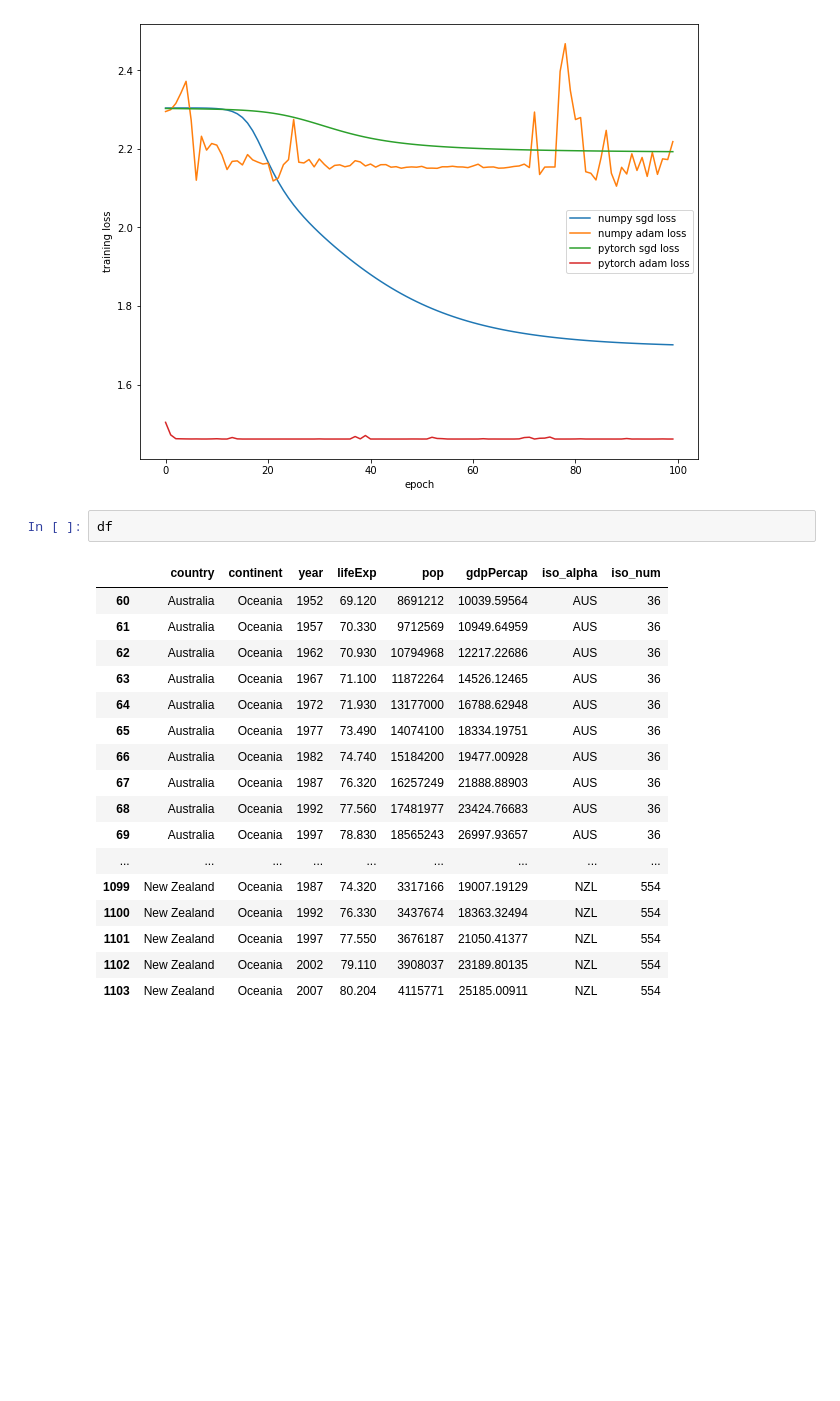
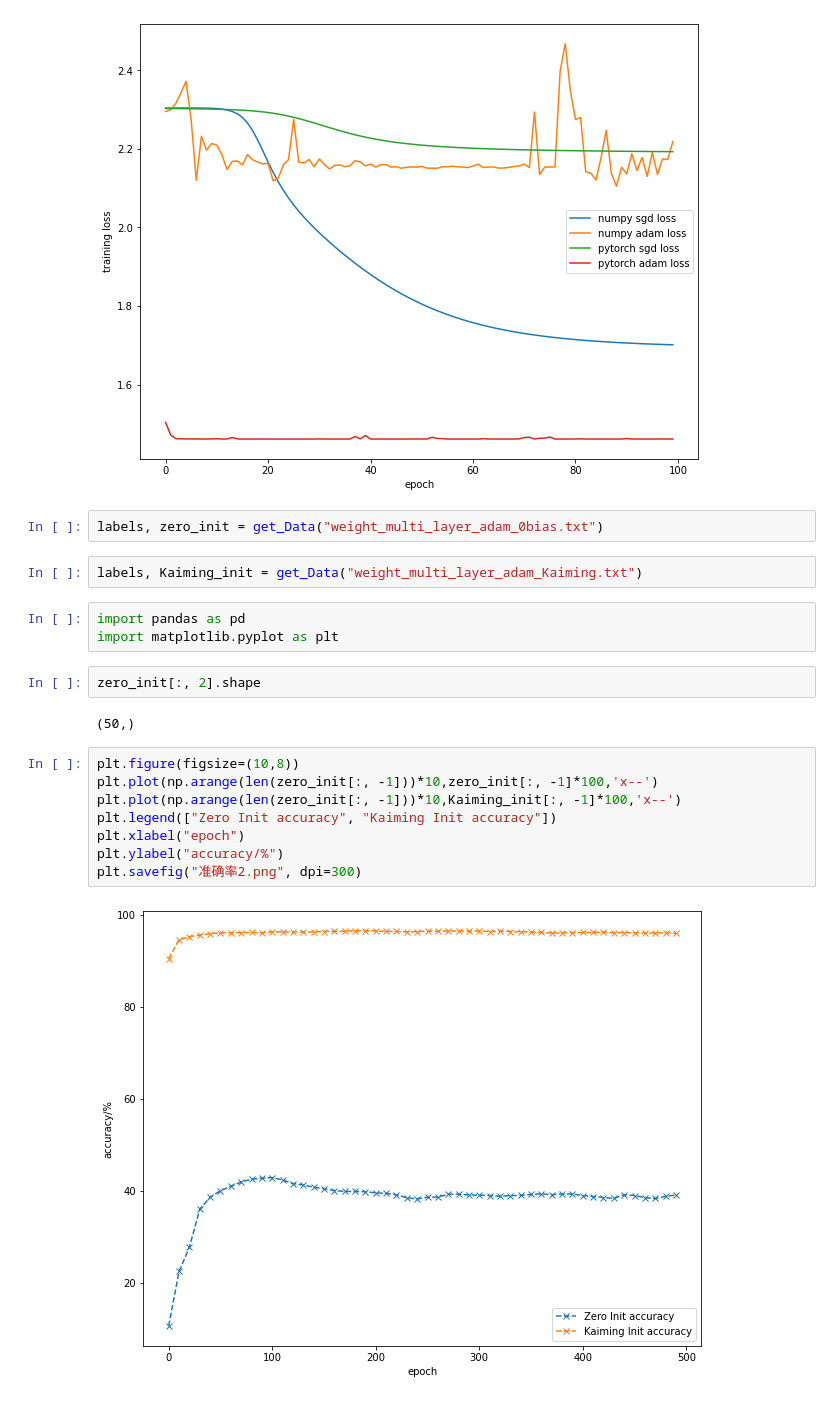
Before and after one commit to linkedlist771/DeepLearning-Basics, a Jupyter notebook: MNIST识别实现/Mnist MLP/绘图/绘图.ipynb, the cells around one changed output. Cells and saved outputs as stored; diff of their text form; blank space fills up the shorter version.

```diff
--- a/MNIST识别实现/Mnist MLP/绘图/绘图.ipynb
+++ b/MNIST识别实现/Mnist MLP/绘图/绘图.ipynb
@@ -42,23 +42,24 @@ plt.ylabel("training loss")
 plt.savefig("损失.png", dpi=300)
 # %% [output]
 [figure]
-# %%
-df
-# %% [output]
-|  | country | continent | year | lifeExp | pop | gdpPercap | iso_alpha | iso_num |
-| 60 | Australia | Oceania | 1952 | 69.120 | 8691212 | 10039.59564 | AUS | 36 |
-| 61 | Australia | Oceania | 1957 | 70.330 | 9712569 | 10949.64959 | AUS | 36 |
-| 62 | Australia | Oceania | 1962 | 70.930 | 10794968 | 12217.22686 | AUS | 36 |
-| 63 | Australia | Oceania | 1967 | 71.100 | 11872264 | 14526.12465 | AUS | 36 |
-| 64 | Australia | Oceania | 1972 | 71.930 | 13177000 | 16788.62948 | AUS | 36 |
-| 65 | Australia | Oceania | 1977 | 73.490 | 14074100 | 18334.19751 | AUS | 36 |
-| 66 | Australia | Oceania | 1982 | 74.740 | 15184200 | 19477.00928 | AUS | 36 |
-| 67 | Australia | Oceania | 1987 | 76.320 | 16257249 | 21888.88903 | AUS | 36 |
-| 68 | Australia | Oceania | 1992 | 77.560 | 17481977 | 23424.76683 | AUS | 36 |
-| 69 | Australia | Oceania | 1997 | 78.830 | 18565243 | 26997.93657 | AUS | 36 |
-| ... | ... | ... | ... | ... | ... | ... | ... | ... |
-| 1099 | New Zealand | Oceania | 1987 | 74.320 | 3317166 | 19007.19129 | NZL | 554 |
-| 1100 | New Zealand | Oceania | 1992 | 76.330 | 3437674 | 18363.32494 | NZL | 554 |
-| 1101 | New Zealand | Oceania | 1997 | 77.550 | 3676187 | 21050.41377 | NZL | 554 |
-| 1102 | New Zealand | Oceania | 2002 | 79.110 | 3908037 | 23189.80135 | NZL | 554 |
-| 1103 | New Zealand | Oceania | 2007 | 80.204 | 4115771 | 25185.00911 | NZL | 554 |
+# %%
+labels, zero_init = get_Data("weight_multi_layer_adam_0bias.txt")
+# %%
+labels, Kaiming_init = get_Data("weight_multi_layer_adam_Kaiming.txt")
+# %%
+import pandas as pd
+import matplotlib.pyplot as plt
+# %%
+zero_init[:, 2].shape
+# %% [output]
+(50,)
+# %%
+plt.figure(figsize=(10,8))
+plt.plot(np.arange(len(zero_init[:, -1]))*10,zero_init[:, -1]*100,'x--')
+plt.plot(np.arange(len(zero_init[:, -1]))*10,Kaiming_init[:, -1]*100,'x--')
+plt.legend(["Zero Init accuracy", "Kaiming Init accuracy"])
+plt.xlabel("epoch")
+plt.ylabel("accuracy/%")
+plt.savefig("准确率2.png", dpi=300)
+# %% [output]
+[figure, added]
```
Also changed, not shown: parts of 4 cells of this notebook, 23 other files.
